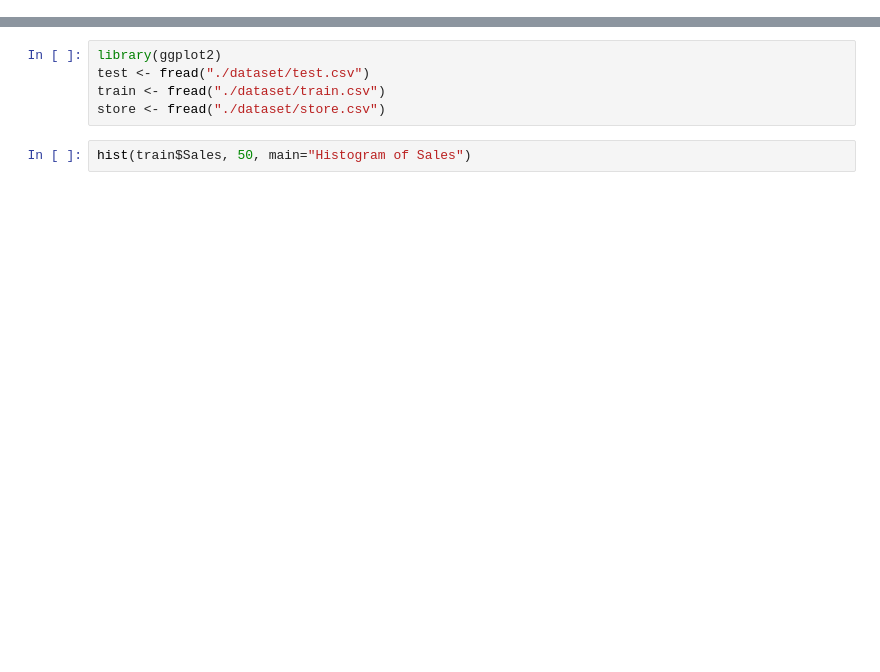
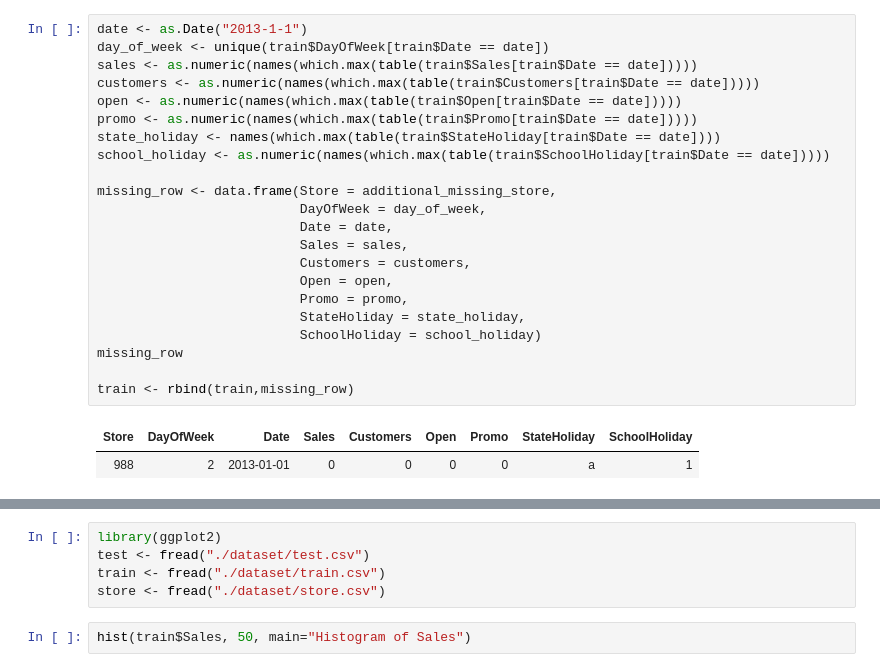
Before and after one commit to Liuguanli/Udacity_Projects, a Jupyter notebook: graduation_projeect/Forecast_Rossmann_Store_Sales/Untitled.ipynb, the cells around one changed output, grey strips where cells are left out. Drawn from its saved outputs; the diff is of its cells as text; blank space fills up the shorter version.

```diff
--- a/graduation_projeect/Forecast_Rossmann_Store_Sales/Untitled.ipynb
+++ b/graduation_projeect/Forecast_Rossmann_Store_Sales/Untitled.ipynb
@@ -17,0 +65,25 @@ train <- read_csv("./dataset/train.csv", col_types=list(
+# %%
+date <- as.Date("2013-1-1")
+day_of_week <- unique(train$DayOfWeek[train$Date == date])
+sales <- as.numeric(names(which.max(table(train$Sales[train$Date == date]))))
+customers <- as.numeric(names(which.max(table(train$Customers[train$Date == date]))))
+open <- as.numeric(names(which.max(table(train$Open[train$Date == date]))))
+promo <- as.numeric(names(which.max(table(train$Promo[train$Date == date]))))
+state_holiday <- names(which.max(table(train$StateHoliday[train$Date == date])))
+school_holiday <- as.numeric(names(which.max(table(train$SchoolHoliday[train$Date == date]))))
+
+missing_row <- data.frame(Store = additional_missing_store,
+                          DayOfWeek = day_of_week,
+                          Date = date,
+                          Sales = sales,
+                          Customers = customers,
+                          Open = open,
+                          Promo = promo,
+                          StateHoliday = state_holiday,
+                          SchoolHoliday = school_holiday)
+missing_row
+
+train <- rbind(train,missing_row)
+# %% [output]
+| Store | DayOfWeek | Date | Sales | Customers | Open | Promo | StateHoliday | SchoolHoliday |
+| 988 | 2 | 2013-01-01 | 0 | 0 | 0 | 0 | a | 1 |
```
Also changed, not shown: parts of 24 cells of this notebook, 1 other file.
